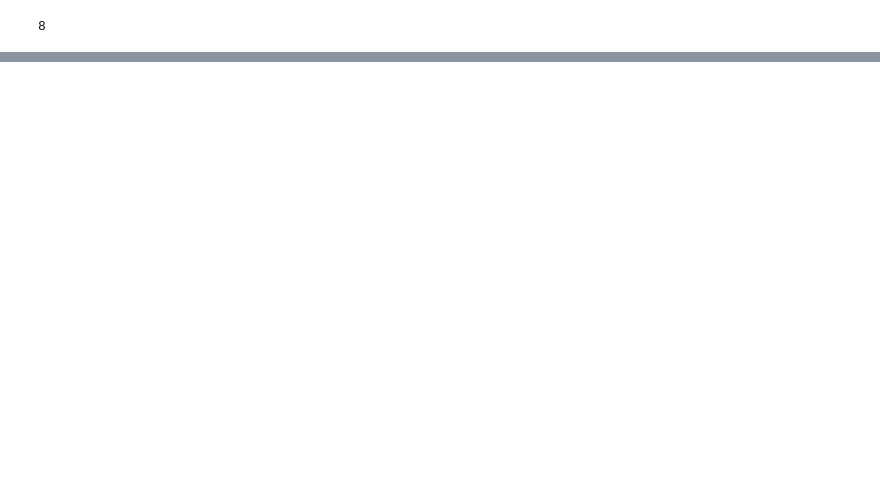
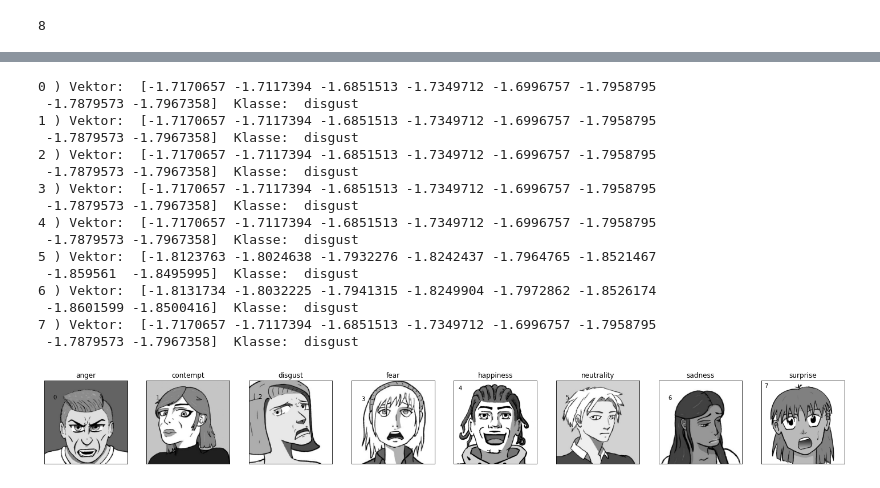
Before and after one commit to MoraiT01/DomainShift, a Jupyter notebook: DomainShift/FaceRecog_clean.ipynb, the cells around one changed output, grey strips where cells are left out. Drawn from its saved outputs; the diff is of its cells as text; code cells hidden in the pictures; blank space fills up the shorter version.

```diff
--- a/DomainShift/FaceRecog_clean.ipynb
+++ b/DomainShift/FaceRecog_clean.ipynb
@@ -858,0 +857,7 @@ modelC.load_state_dict(torch.load(path_to_cartModel))
+# %%
+a = torch.tensor([1,4], dtype= torch.float32, requires_grad=True)
+print(a)
+na = a.detach().numpy()
+
+print(na)
+print(a)
@@ -869,9 +878,10 @@ def testoutput(test_dict, model=None):
         plt.xticks([])
         plt.yticks([])
         if model != None:
-            t = model(test_dict[i][0].permute(2,0,1).unsqueeze())
+            t = model(test_dict[i][0].permute(2,0,1).unsqueeze(dim=0))
+            na = t.detach().numpy()
             ta = vector2word(max_Vektor(t))
-            plt.text(20, 20,  ta )
-            print(t)
+            plt.text(20, 40,  i )
+            print(i,") Vektor: ",na, " Klasse: ", ta)
     plt.show()
 # %%
@@ -880 +906,21 @@ testoutput(testbilder)
 [figure]
+# %%
+testoutput(testbilder, classifier_cart)
+# %% [output]
+0 ) Vektor:  [-1.7170657 -1.7117394 -1.6851513 -1.7349712 -1.6996757 -1.7958795
+ -1.7879573 -1.7967358]  Klasse:  disgust
+1 ) Vektor:  [-1.7170657 -1.7117394 -1.6851513 -1.7349712 -1.6996757 -1.7958795
+ -1.7879573 -1.7967358]  Klasse:  disgust
+2 ) Vektor:  [-1.7170657 -1.7117394 -1.6851513 -1.7349712 -1.6996757 -1.7958795
+ -1.7879573 -1.7967358]  Klasse:  disgust
+3 ) Vektor:  [-1.7170657 -1.7117394 -1.6851513 -1.7349712 -1.6996757 -1.7958795
+ -1.7879573 -1.7967358]  Klasse:  disgust
+4 ) Vektor:  [-1.7170657 -1.7117394 -1.6851513 -1.7349712 -1.6996757 -1.7958795
+ -1.7879573 -1.7967358]  Klasse:  disgust
+5 ) Vektor:  [-1.8123763 -1.8024638 -1.7932276 -1.8242437 -1.7964765 -1.8521467
+ -1.859561  -1.8495995]  Klasse:  disgust
+6 ) Vektor:  [-1.8131734 -1.8032225 -1.7941315 -1.8249904 -1.7972862 -1.8526174
+ -1.8601599 -1.8500416]  Klasse:  disgust
+7 ) Vektor:  [-1.7170657 -1.7117394 -1.6851513 -1.7349712 -1.6996757 -1.7958795
+ -1.7879573 -1.7967358]  Klasse:  disgust
+[figure, added]
```
Also changed, not shown: parts of 9 cells of this notebook.
